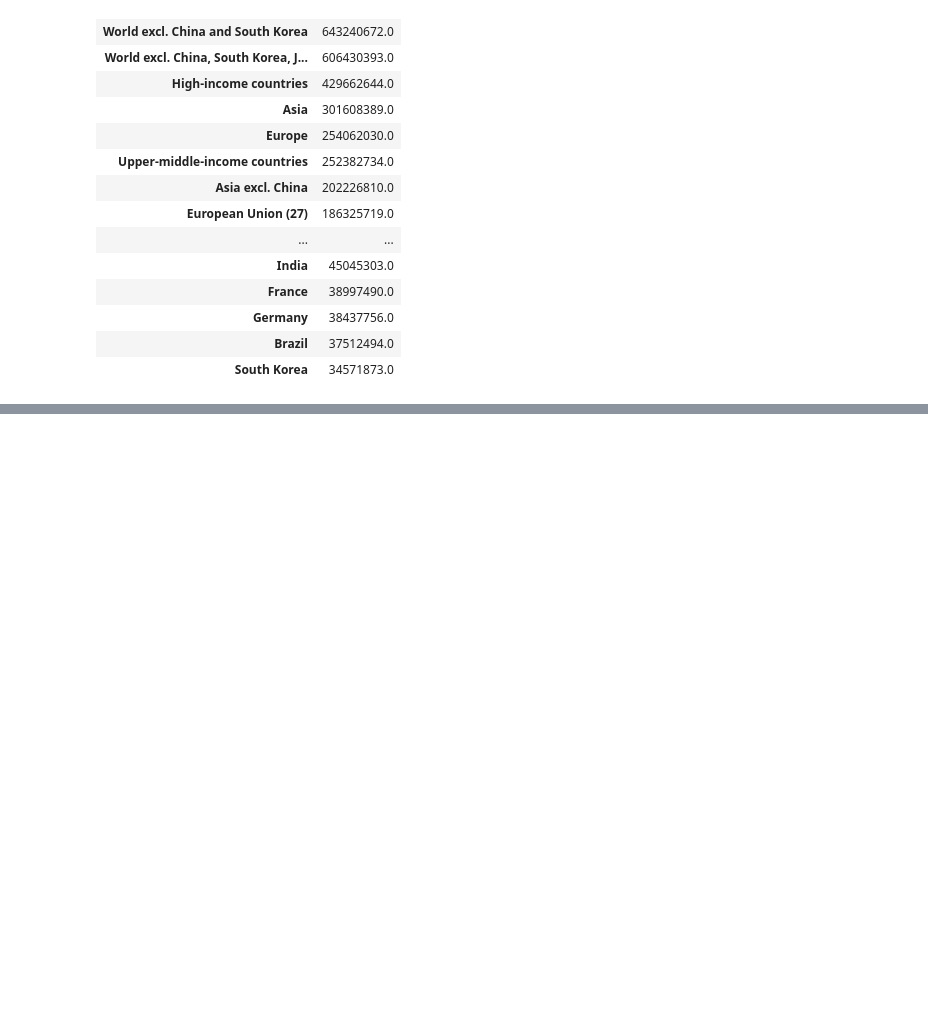
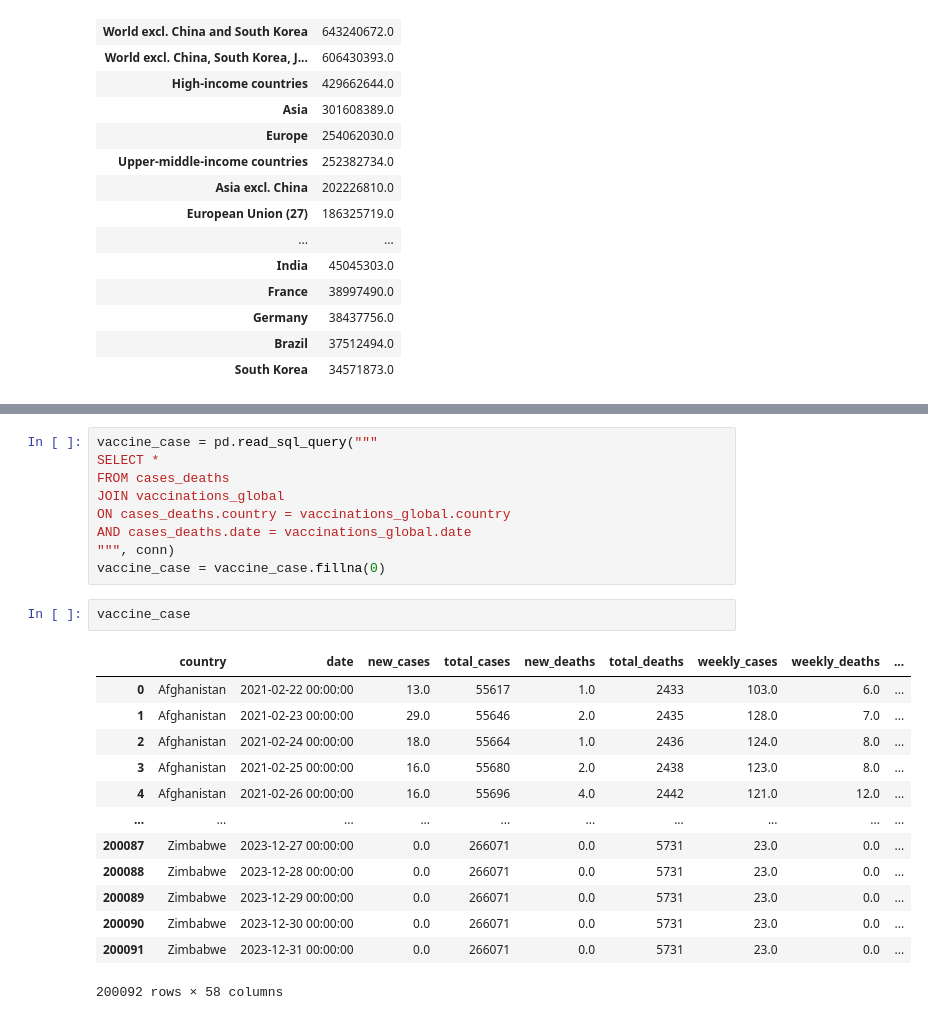
Before and after one commit to ArunKrishnan09/Covid-Analysis, a Jupyter notebook: Covid_analysis.ipynb, the cells around one changed output, grey strips where cells are left out. Cells and saved outputs as stored; diff of their text form; blank space fills up the shorter version.

```diff
--- a/Covid_analysis.ipynb
+++ b/Covid_analysis.ipynb
@@ -708,0 +796,25 @@ cases_deaths.groupby("country").agg({"new_cases": "sum"}).sort_values(by="new_ca
+# %%
+vaccine_case = pd.read_sql_query("""
+SELECT *
+FROM cases_deaths
+JOIN vaccinations_global
+ON cases_deaths.country = vaccinations_global.country
+AND cases_deaths.date = vaccinations_global.date
+""", conn)
+vaccine_case = vaccine_case.fillna(0)
+# %%
+vaccine_case
+# %% [output]
+|  | country | date | new_cases | total_cases | new_deaths | total_deaths | weekly_cases | weekly_deaths | ... |
+| 0 | Afghanistan | 2021-02-22 00:00:00 | 13.0 | 55617 | 1.0 | 2433 | 103.0 | 6.0 | ... |
+| 1 | Afghanistan | 2021-02-23 00:00:00 | 29.0 | 55646 | 2.0 | 2435 | 128.0 | 7.0 | ... |
+| 2 | Afghanistan | 2021-02-24 00:00:00 | 18.0 | 55664 | 1.0 | 2436 | 124.0 | 8.0 | ... |
+| 3 | Afghanistan | 2021-02-25 00:00:00 | 16.0 | 55680 | 2.0 | 2438 | 123.0 | 8.0 | ... |
+| 4 | Afghanistan | 2021-02-26 00:00:00 | 16.0 | 55696 | 4.0 | 2442 | 121.0 | 12.0 | ... |
+| ... | ... | ... | ... | ... | ... | ... | ... | ... | ... |
+| 200087 | Zimbabwe | 2023-12-27 00:00:00 | 0.0 | 266071 | 0.0 | 5731 | 23.0 | 0.0 | ... |
+| 200088 | Zimbabwe | 2023-12-28 00:00:00 | 0.0 | 266071 | 0.0 | 5731 | 23.0 | 0.0 | ... |
+| 200089 | Zimbabwe | 2023-12-29 00:00:00 | 0.0 | 266071 | 0.0 | 5731 | 23.0 | 0.0 | ... |
+| 200090 | Zimbabwe | 2023-12-30 00:00:00 | 0.0 | 266071 | 0.0 | 5731 | 23.0 | 0.0 | ... |
+| 200091 | Zimbabwe | 2023-12-31 00:00:00 | 0.0 | 266071 | 0.0 | 5731 | 23.0 | 0.0 | ... |
+200092 rows × 58 columns
```
Also changed, not shown: parts of 9 cells of this notebook.
